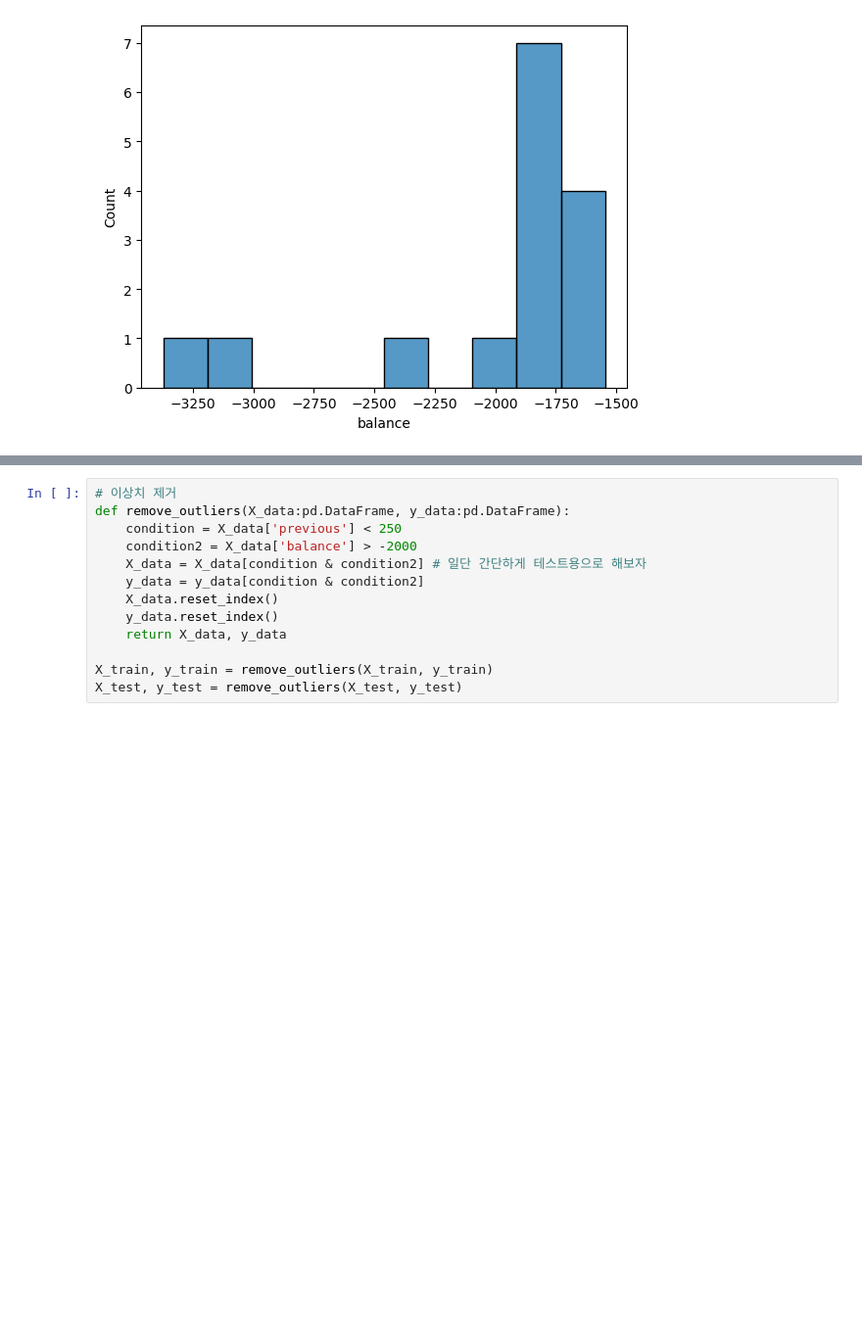
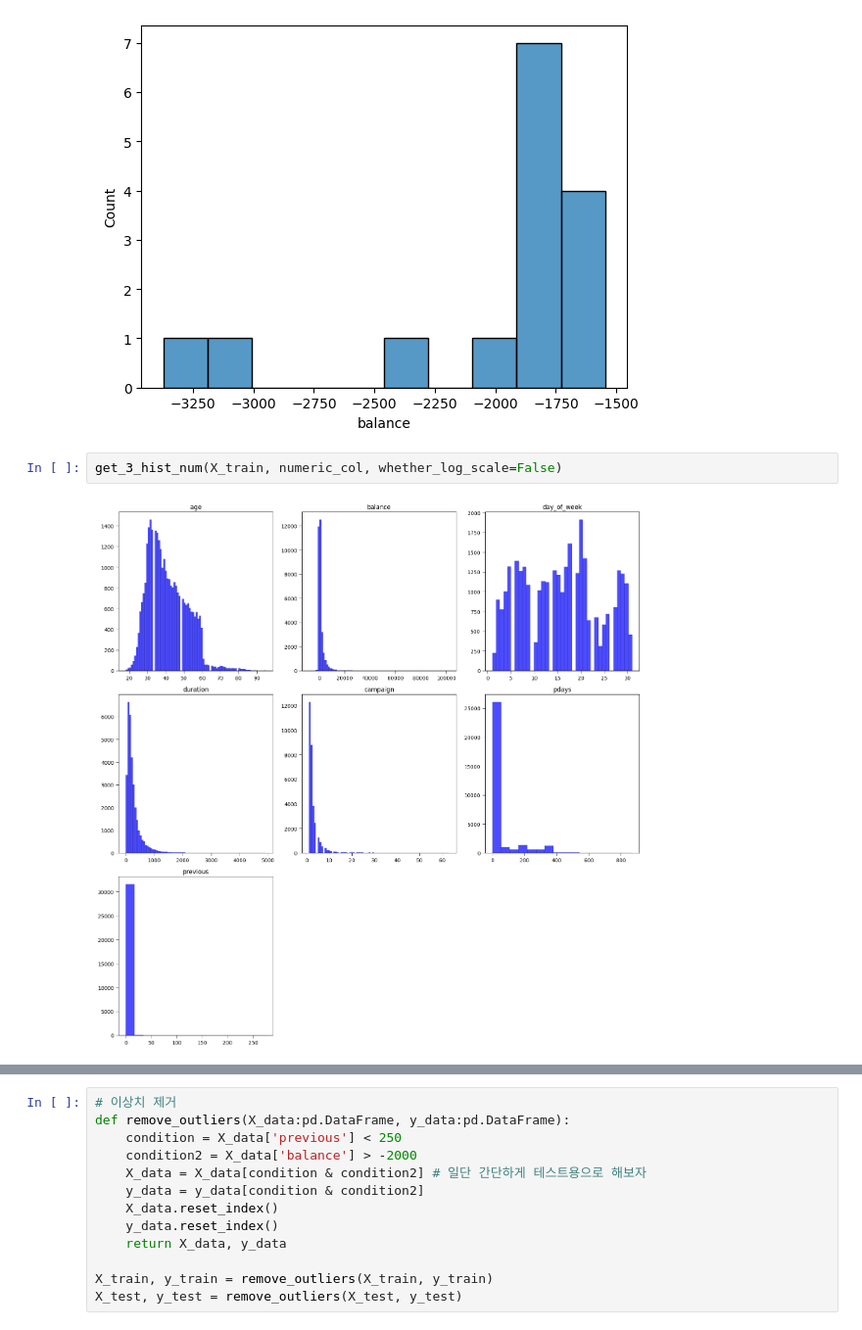
Before and after one commit to kyeob1107/sparta_ml, a Jupyter notebook: A09_곽승엽.ipynb, the cells around one changed output, grey strips where cells are left out. Shown at 98% size. Cells and saved outputs as stored; diff of their text form; blank space fills up the shorter version.

```diff
--- a/A09_곽승엽.ipynb
+++ b/A09_곽승엽.ipynb
@@ -668,3 +673,7 @@ balance
 Name: count, dtype: int64
 <Axes: xlabel='balance', ylabel='Count'>
 [figure]
+# %%
+get_3_hist_num(X_train, numeric_col, whether_log_scale=False)
+# %% [output]
+[figure, added]
```
Also changed, not shown: parts of 9 cells of this notebook.
